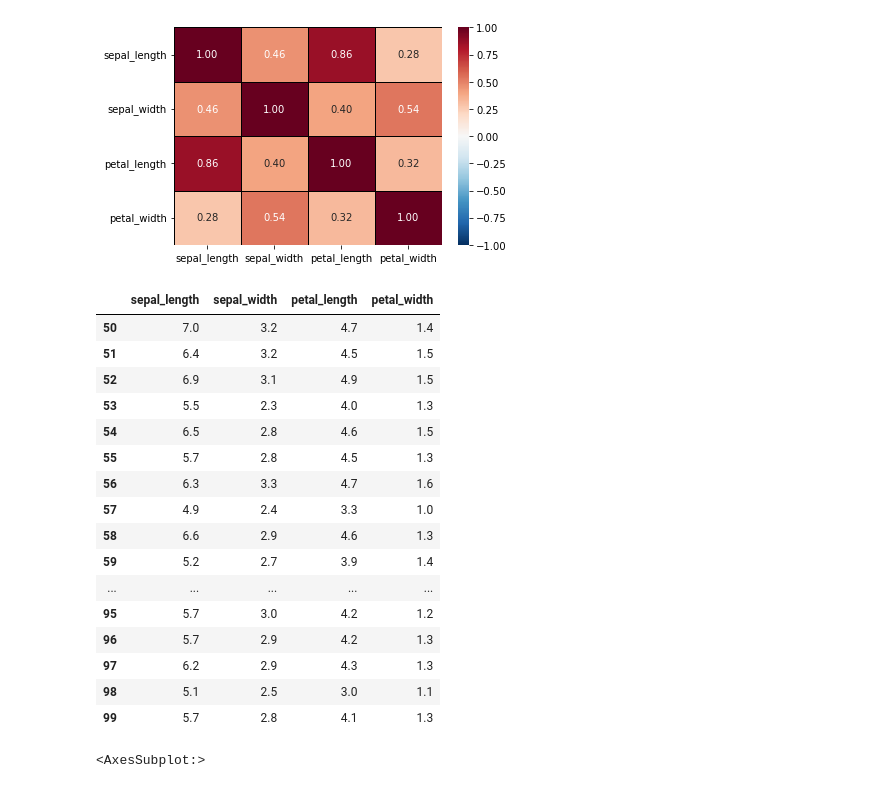
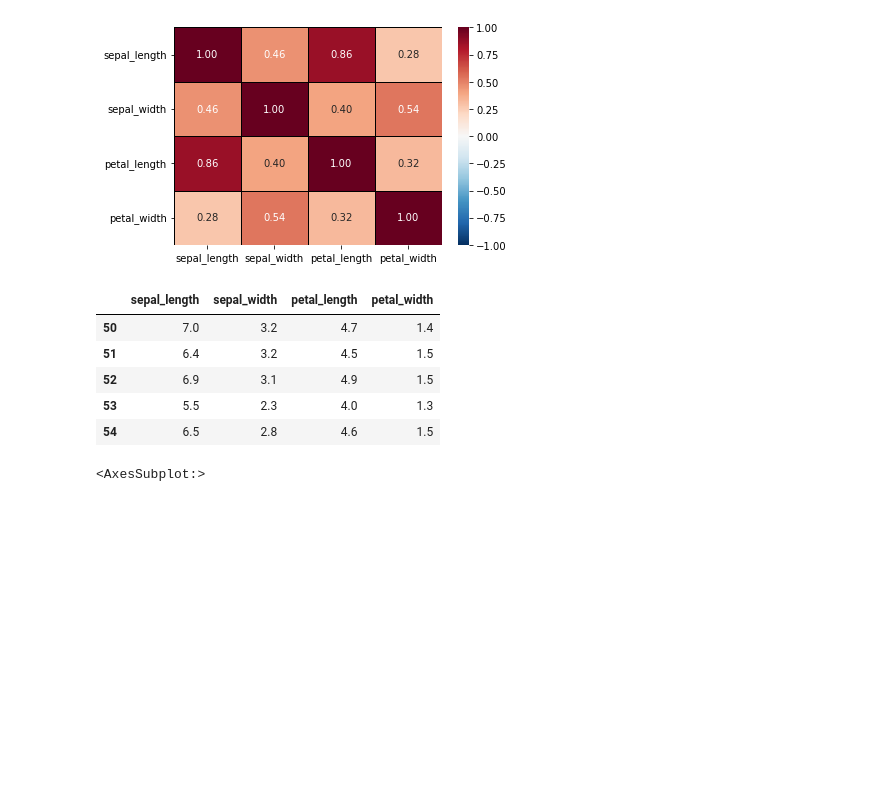
Before and after one commit to mwboiss/numpy-pandas-visualization-exercises, a Jupyter notebook: seaborn_exercises.ipynb, the cells around one changed output. Cells and saved outputs as stored; diff of their text form; code cells hidden in the pictures; blank space fills up the shorter version.

```diff
--- a/seaborn_exercises.ipynb
+++ b/seaborn_exercises.ipynb
@@ -342,25 +319,14 @@ sns.heatmap(virginica.corr(),
 # %%
 versicolor = iris_meas_spec [iris_meas_spec['species_name'] == 'versicolor']
 versicolor = versicolor.drop(columns=['species_name','measurement_id', 'species_id'])
-versicolor
+versicolor.head()
 # %% [output]
 |  | sepal_length | sepal_width | petal_length | petal_width |
 | 50 | 7.0 | 3.2 | 4.7 | 1.4 |
 | 51 | 6.4 | 3.2 | 4.5 | 1.5 |
 | 52 | 6.9 | 3.1 | 4.9 | 1.5 |
 | 53 | 5.5 | 2.3 | 4.0 | 1.3 |
 | 54 | 6.5 | 2.8 | 4.6 | 1.5 |
-| 55 | 5.7 | 2.8 | 4.5 | 1.3 |
-| 56 | 6.3 | 3.3 | 4.7 | 1.6 |
-| 57 | 4.9 | 2.4 | 3.3 | 1.0 |
-| 58 | 6.6 | 2.9 | 4.6 | 1.3 |
-| 59 | 5.2 | 2.7 | 3.9 | 1.4 |
-| ... | ... | ... | ... | ... |
-| 95 | 5.7 | 3.0 | 4.2 | 1.2 |
-| 96 | 5.7 | 2.9 | 4.2 | 1.3 |
-| 97 | 6.2 | 2.9 | 4.3 | 1.3 |
-| 98 | 5.1 | 2.5 | 3.0 | 1.1 |
-| 99 | 5.7 | 2.8 | 4.1 | 1.3 |
 # %%
 sns.heatmap(versicolor.corr(),
             cmap = 'RdBu_r',
```
Also changed, not shown: parts of 49 cells of this notebook.
